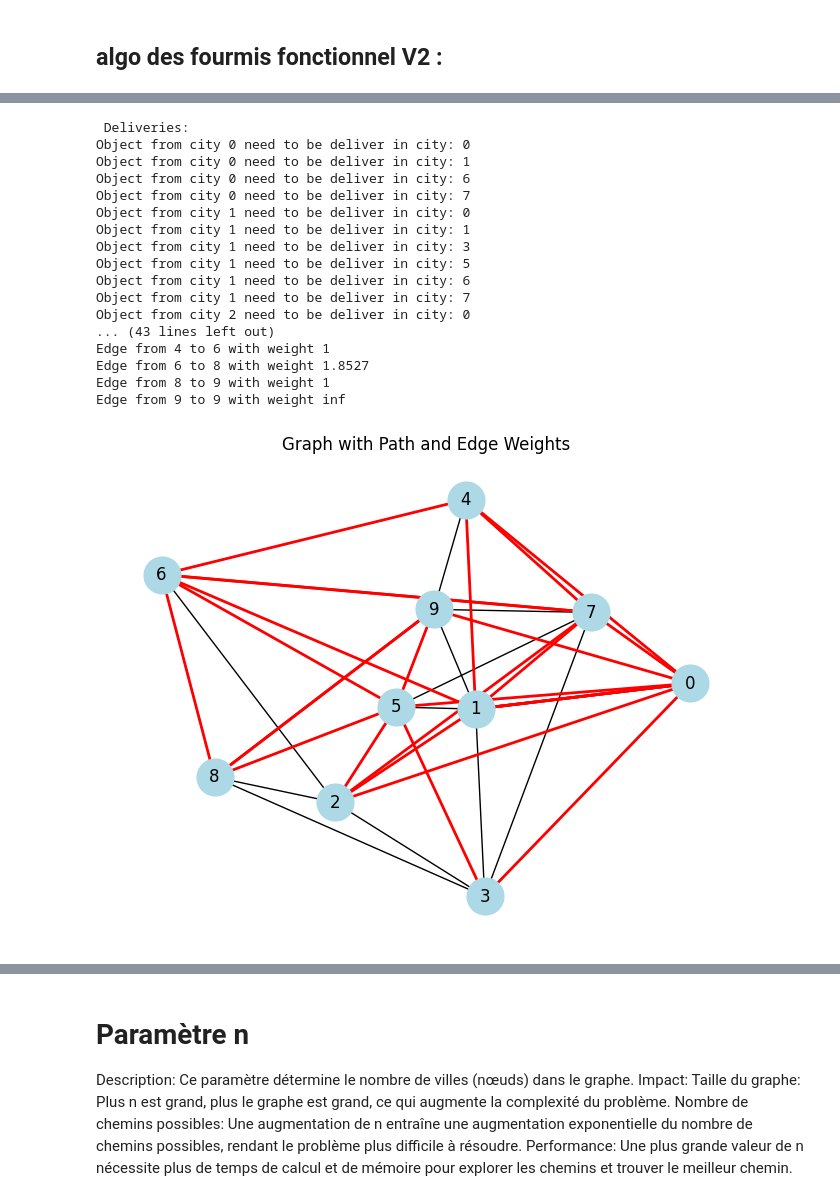
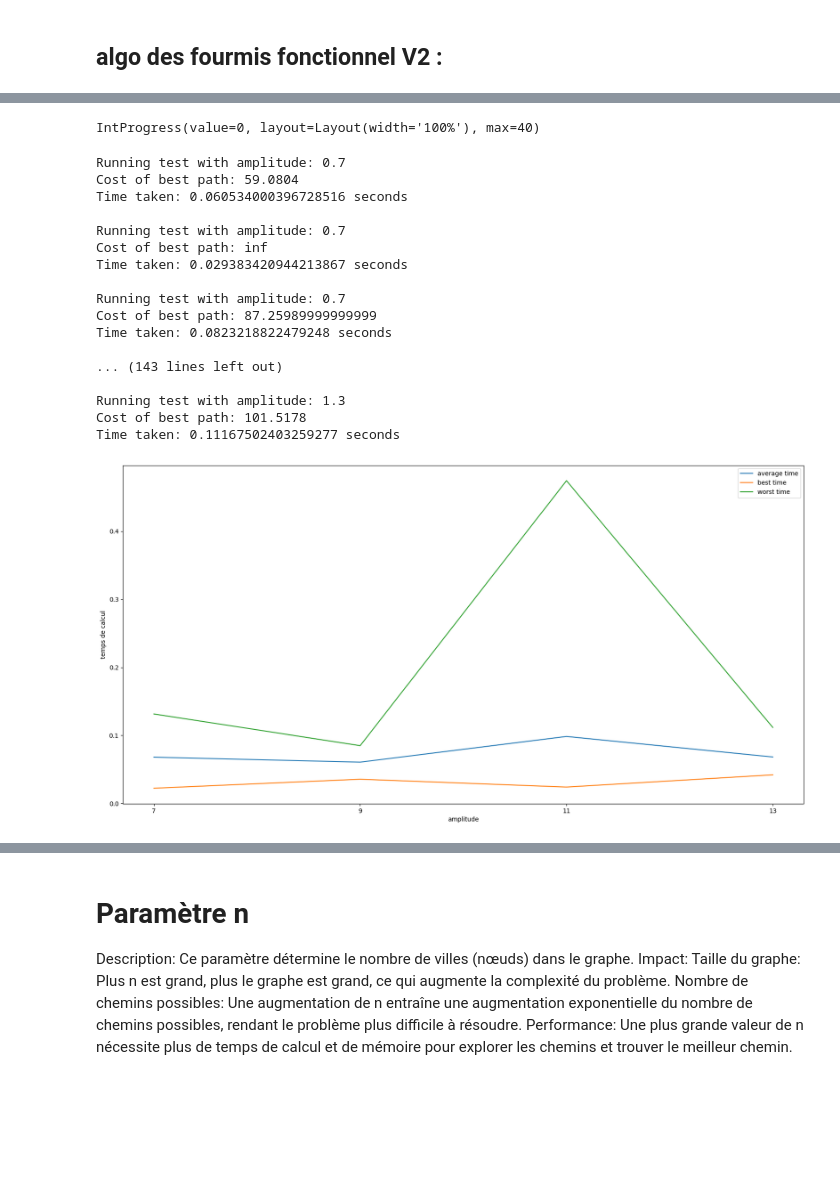
Before and after one commit to eraflo/AlgoAvancee, a Jupyter notebook: algo_fourmis.ipynb, the cells around one changed output, grey strips where cells are left out. Drawn from its saved outputs; the diff is of its cells as text; code cells hidden in the pictures; blank space fills up the shorter version.

Commit message:
algo_fourmis_plan_experience

```diff
--- a/algo_fourmis.ipynb
+++ b/algo_fourmis.ipynb
@@ -233,24 +257,18 @@ Edge from 7 to 2 with weight 1
 # %%
-def run_test(n, amplitude, offset, frequency):
+def run_test(n, amplitude, offset, frequency, nb_fourmis, nb_iterations, alpha, beta, rho, q):
+    global NB_FOURMIS, NB_ITERATIONS, ALPHA, BETA, RHO, Q
+    NB_FOURMIS, NB_ITERATIONS, ALPHA, BETA, RHO, Q = nb_fourmis, nb_iterations, alpha, beta, rho, q
+
     phi = np.random.uniform(0.5, 5, (n, n))
     Temp = np.random.uniform(0, 20, (n, n))
 
     graph = generate_random_symmetrical_boolean_graph(n)
     collect_points = generate_random_collect_points(n)
     deliveries = generate_random_delivery_requests(n, collect_points)
-    print("\n Deliveries:")
-    for delivery in deliveries:
-        print(f"Object from city {int(delivery[0])} need to be deliver in city: {int(delivery[1])}")
-
     best_path, best_cost, start_city, time_taken = ant_colony_optimization(graph, deliveries, phi, Temp, amplitude, offset, frequency)
     if best_path:
-        print("\nBest path starting from city", start_city, ":", best_path)
         print("Cost of best path:", best_cost)
         print("Time taken:", time_taken, "seconds")
-        print("\nEdge weights for the best path:")
-        for i in range(len(best_path) - 1):
-            print(f"Edge from {best_path[i]} to {best_path[i+1]} with weight {C(best_path[i], best_path[i+1], i, phi, Temp, amplitude, offset, frequency)}")
-        draw_graph_with_path_and_weights(graph, best_path, phi, Temp, amplitude, offset, frequency)
     else:
         print("No valid path was found that meets all delivery requirements.")
 # %%
@@ -298,21 +331,22 @@ Edge from 3 to 4 with weight 1
-# %%
-run_test(10, 0.7, 0.3, 0.5)
-# %% [output]
- Deliveries:
-Object from city 0 need to be deliver in city: 0
-Object from city 0 need to be deliver in city: 1
-Object from city 0 need to be deliver in city: 6
-Object from city 0 need to be deliver in city: 7
-Object from city 1 need to be deliver in city: 0
-Object from city 1 need to be deliver in city: 1
-Object from city 1 need to be deliver in city: 3
-Object from city 1 need to be deliver in city: 5
-Object from city 1 need to be deliver in city: 6
-Object from city 1 need to be deliver in city: 7
-Object from city 2 need to be deliver in city: 0
-... (43 lines left out)
-Edge from 4 to 6 with weight 1
-Edge from 6 to 8 with weight 1.8527
-Edge from 8 to 9 with weight 1
-Edge from 9 to 9 with weight inf
-[figure, removed]
+# %%
+run_test_amplitude(10,7,15,2, 10)
+# %% [output]
+IntProgress(value=0, layout=Layout(width='100%'), max=40)
+Running test with amplitude: 0.7
+Cost of best path: 59.0804
+Time taken: 0.060534000396728516 seconds
+
+Running test with amplitude: 0.7
+Cost of best path: inf
+Time taken: 0.029383420944213867 seconds
+
+Running test with amplitude: 0.7
+Cost of best path: 87.25989999999999
+Time taken: 0.0823218822479248 seconds
+
+... (143 lines left out)
+
+Running test with amplitude: 1.3
+Cost of best path: 101.5178
+Time taken: 0.11167502403259277 seconds
+[figure, added]
```
Also changed, not shown: parts of 43 cells of this notebook.
